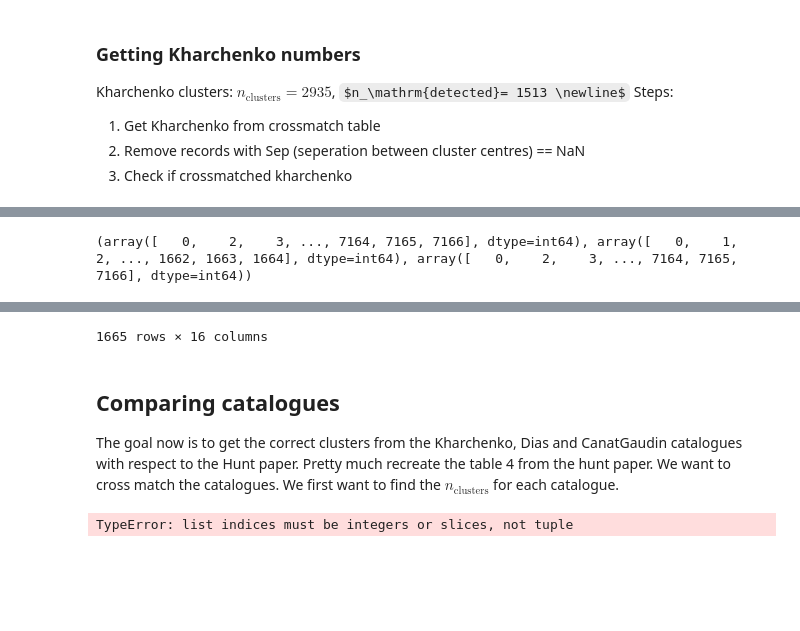
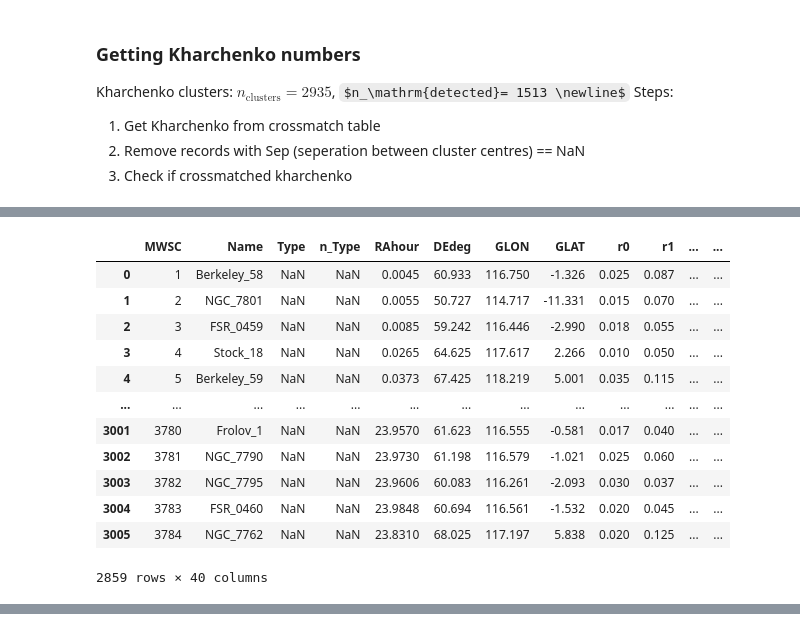
Before and after one commit to jpbatleidenuniv/BRP, a Jupyter notebook: Notebooks/Hunt_notebook.ipynb, the cells around one changed output, grey strips where cells are left out. Cells and saved outputs as stored; diff of their text form; code cells hidden in the pictures; some formulas as TeX source; blank space fills up the shorter version.

```diff
--- a/Notebooks/Hunt_notebook.ipynb
+++ b/Notebooks/Hunt_notebook.ipynb
@@ -66,9 +87,20 @@ print(testlist)
 # %%
-cross = np.intersect1d(IDs_xm, IDs_hunt, return_indices=True)
+#sort out the globular clusters in the hunt and kharchenko file
 
-print(cross)
-
-poep = kharchenko_xm.iloc[cross[1]]
-poep
+openhunt = hunt.loc[hunt['Type'] == 'o']
+nonglobkhar = khar.loc[khar['Type'] != 'g']
+nonglobkhar
 # %% [output]
+|  | MWSC | Name | Type | n_Type | RAhour | DEdeg | GLON | GLAT | r0 | r1 | ... | ... |
+| 0 | 1 | Berkeley_58 | NaN | NaN | 0.0045 | 60.933 | 116.750 | -1.326 | 0.025 | 0.087 | ... | ... |
+| 1 | 2 | NGC_7801 | NaN | NaN | 0.0055 | 50.727 | 114.717 | -11.331 | 0.015 | 0.070 | ... | ... |
+| 2 | 3 | FSR_0459 | NaN | NaN | 0.0085 | 59.242 | 116.446 | -2.990 | 0.018 | 0.055 | ... | ... |
+| 3 | 4 | Stock_18 | NaN | NaN | 0.0265 | 64.625 | 117.617 | 2.266 | 0.010 | 0.050 | ... | ... |
+| 4 | 5 | Berkeley_59 | NaN | NaN | 0.0373 | 67.425 | 118.219 | 5.001 | 0.035 | 0.115 | ... | ... |
+| ... | ... | ... | ... | ... | ... | ... | ... | ... | ... | ... | ... | ... |
+| 3001 | 3780 | Frolov_1 | NaN | NaN | 23.9570 | 61.623 | 116.555 | -0.581 | 0.017 | 0.040 | ... | ... |
+| 3002 | 3781 | NGC_7790 | NaN | NaN | 23.9730 | 61.198 | 116.579 | -1.021 | 0.025 | 0.060 | ... | ... |
+| 3003 | 3782 | NGC_7795 | NaN | NaN | 23.9606 | 60.083 | 116.261 | -2.093 | 0.030 | 0.037 | ... | ... |
+| 3004 | 3783 | FSR_0460 | NaN | NaN | 23.9848 | 60.694 | 116.561 | -1.532 | 0.020 | 0.045 | ... | ... |
+| 3005 | 3784 | NGC_7762 | NaN | NaN | 23.8310 | 68.025 | 117.197 | 5.838 | 0.020 | 0.125 | ... | ... |
-(array([   0,    2,    3, ..., 7164, 7165, 7166], dtype=int64), array([   0,    1,    2, ..., 1662, 1663, 1664], dtype=int64), array([   0,    2,    3, ..., 7164, 7165, 7166], dtype=int64))
+2859 rows × 40 columns
@@ -87,10 +106,0 @@ poep
-1665 rows × 16 columns
-# %% [markdown]
-## Comparing catalogues
-
-The goal now is to get the correct clusters from the Kharchenko, Dias and CanatGaudin catalogues with respect to the Hunt paper. Pretty much recreate the table 4 from the hunt paper. We want to cross match the catalogues. We first want to find the $n_\mathrm{clusters}$ for each catalogue.
-# %%
-poop = [48, 84, 26, 50, 27, 59]
-poop[0,3,2]
-# %% [output]
-TypeError: list indices must be integers or slices, not tuple
```
Also changed, not shown: parts of 7 cells of this notebook.
